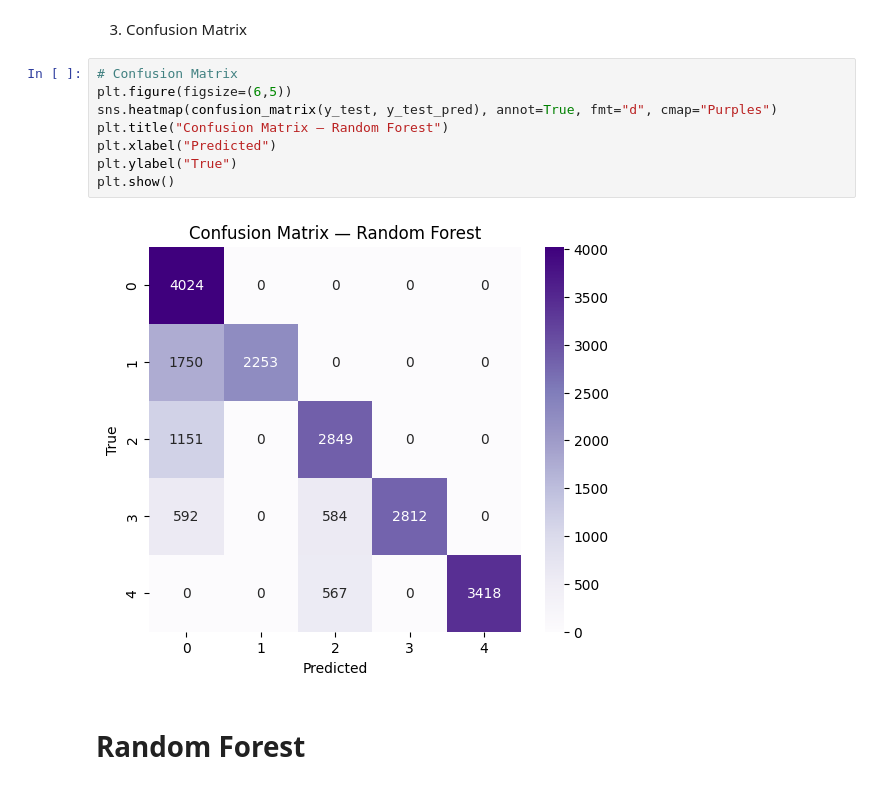
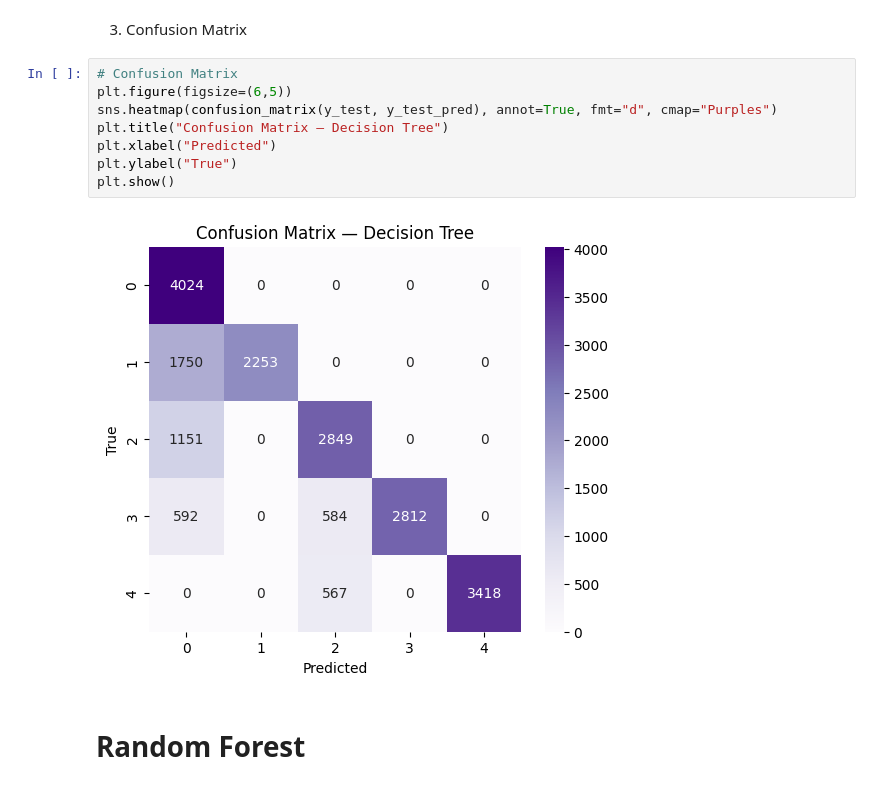
Before and after one commit to ShahadAljohany/Project-AI-Employee-Performance-Evaluation, a Jupyter notebook: Project.ipynb, the cells around one changed output. Cells and saved outputs as stored; diff of their text form.

```diff
--- a/Project.ipynb
+++ b/Project.ipynb
@@ -255,13 +255,13 @@ weighted avg       0.85      0.77      0.78     20000
 # %%
 # Confusion Matrix
 plt.figure(figsize=(6,5))
 sns.heatmap(confusion_matrix(y_test, y_test_pred), annot=True, fmt="d", cmap="Purples")
-plt.title("Confusion Matrix — Random Forest")
+plt.title("Confusion Matrix — Decision Tree")
 plt.xlabel("Predicted")
 plt.ylabel("True")
 plt.show()
 # %% [output]
-[figure, old version]
+[figure, new version]
 # %% [markdown]
 # Random Forest
 # %% [markdown]
```
Also changed, not shown: parts of 4 cells of this notebook.
